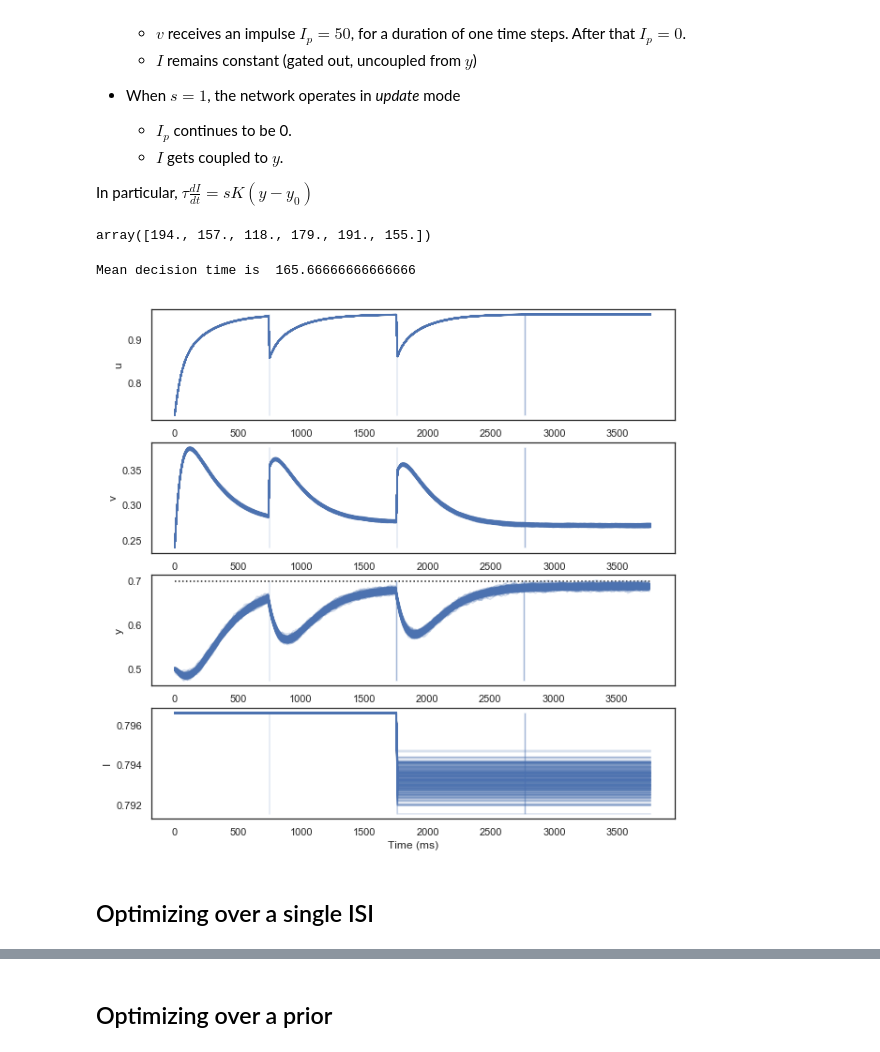
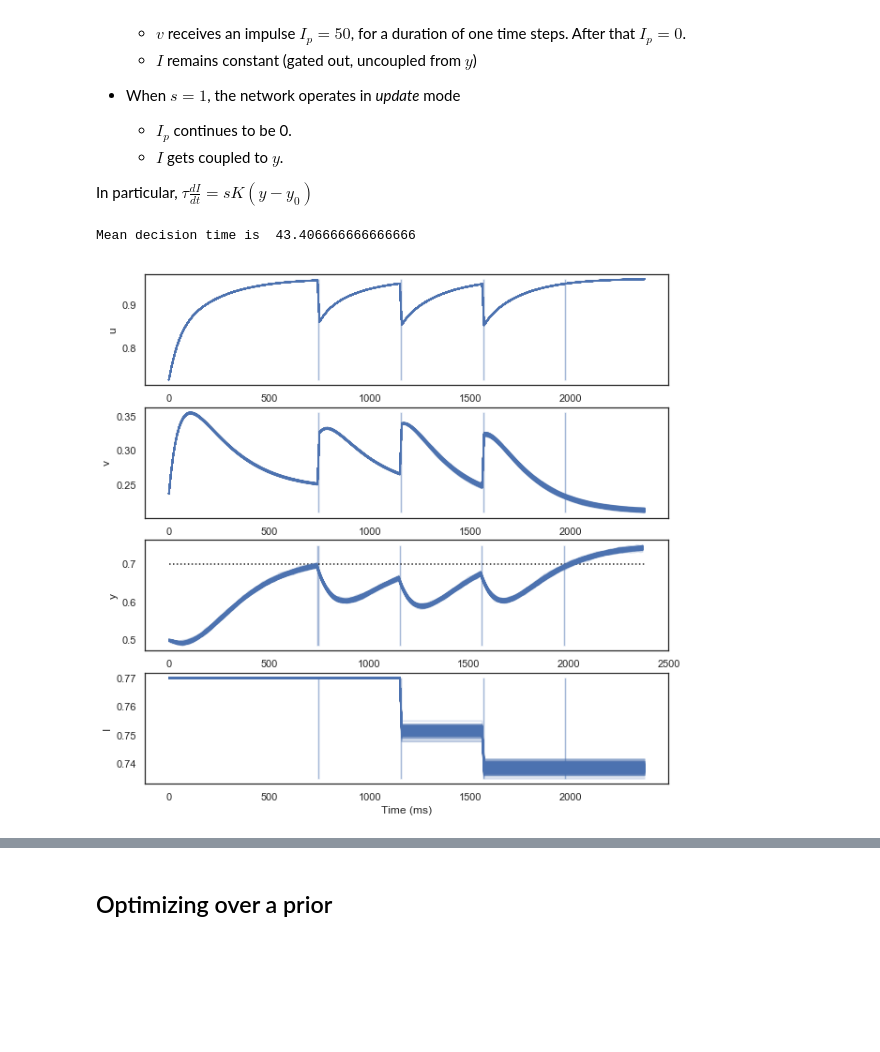
Before and after one commit to jazlab/SE_NL_MJ_2020, a Jupyter notebook: integrator_feedback_circuit.ipynb, the cells around one changed output, grey strips where cells are left out. Drawn from its saved outputs; the diff is of its cells as text; code cells hidden in the pictures; blank space fills up the shorter version.

```diff
--- a/integrator_feedback_circuit.ipynb
+++ b/integrator_feedback_circuit.ipynb
@@ -53,7 +53,8 @@ PARAMS_DICT = {'Wut': 6,
               'IF': 100,
               'uinit': 0.7,
               'vinit': 0.2,
-              'yinit': 0.5}
+              'yinit': 0.5,
+              'first_duration': 750}
 # %%
 def thresh_exp(x):
     '''Sigmoid non-linearity'''
@@ -174,7 +175,6 @@ def get_times_lst_from_y(ylst):
     Output:
     A 1d array of the times to threshold of the last behavior
     '''
-
     ndiscard = 10
     threshold = PARAMS_DICT['y0']
     # Discard first 10 samples
@@ -193,14 +193,14 @@ def get_times_lst_from_y(ylst):
 
     return np.array(times_lst) + ndiscard
 
-def simulate_trial(ntrials=1000, duration=600, nstages=10, sigma=0, K=3.0, initI=0.7):
+def simulate_trial(ntrials, duration, nstages, sigma, K, initI):
     # Initial run
     #ntrials = 1000
     #duration = 600 #ms
     #nstages = 10
-    PARAMS_DICT['sigma'] = sigma
-    PARAMS_DICT['K'] = K
-    first_duration = 750 #duration in ms of first duration (500 ms + exponential with mean 250)
+    #PARAMS_DICT['sigma'] = sigma
+    #PARAMS_DICT['K'] = K
+    first_duration = PARAMS_DICT['first_duration'] #duration in ms of first duration (500 ms + exponential with mean 250)
 
     nbin = int(duration / PARAMS_DICT['dt'])
     nbinfirst = int(first_duration / PARAMS_DICT['dt'])
@@ -274,33 +274,27 @@ def get_time_lst(ntrials=1000, duration=600, nstages=10, sigma=0, K=3.0, initI=0
     times = get_times_lst_from_y(np.array(Ylst2))
     times = times[(times > 0) & (times != np.inf)]
     return times
-# %%
-times
-# %% [output]
-array([194., 157., 118., 179., 191., 155.])
 # %%
-sigma = 0.0166
-I = 0.7966163348999331
-K = 1.5836092260535015
-duration = 1000
+sigma = 0.01
+I = 0.77
+K = 5.0
+duration = 400
 
 #ulst, vlst, ylst, Ilst, siglst, ylst2 = simulate_trial(nstages=3, sigma=sigma, K=K, initI=0.766)
 np.random.seed(2018)
-ulst, vlst, ylst, Ilst, siglst, ylst2 = simulate_trial(ntrials=300, nstages=3, duration=duration, sigma=sigma,
+ulst, vlst, ylst, Ilst, siglst, ylst2 = simulate_trial(ntrials=300, nstages=4, duration=duration, sigma=sigma,
                                                        K=K, initI=I)
 plot_simulation_parallel(ulst, vlst, ylst, Ilst, siglst, PARAMS_DICT)
 
 Ylst2 = np.array(ylst2)
 times = get_times_lst_from_y(np.array(Ylst2))
 times = times[(times > 0) & (times != np.inf)]
 print('Mean decision time is ', np.mean(times))
 
 # Save the parameters in a .mat file
-#scipy.io.savemat('PlotTools/uv_simulation_data012619_K3_164_I0_7825_s0_0136_1000ms.mat', {'ulst': ulst, 'vlst': vlst, 'ylst': ylst,
+#scipy.io.savemat('PlotTools/uv_simulation_data020819_K5_00_I0_77_s0_01_400ms.mat', {'ulst': ulst, 'vlst': vlst, 'ylst': ylst,
 #                                                  'Ilst': Ilst, 'siglst': siglst, 'PARAMS': PARAMS_DICT,
 #                                                   'sigma': sigma, 'K': K, 'I': I})
 # %% [output]
-Mean decision time is  165.66666666666666
+Mean decision time is  43.406666666666666
-[figure, old version]
+[figure, new version]
-# %% [markdown]
-## Optimizing over a single ISI
```
Also changed, not shown: parts of 13 cells of this notebook.
